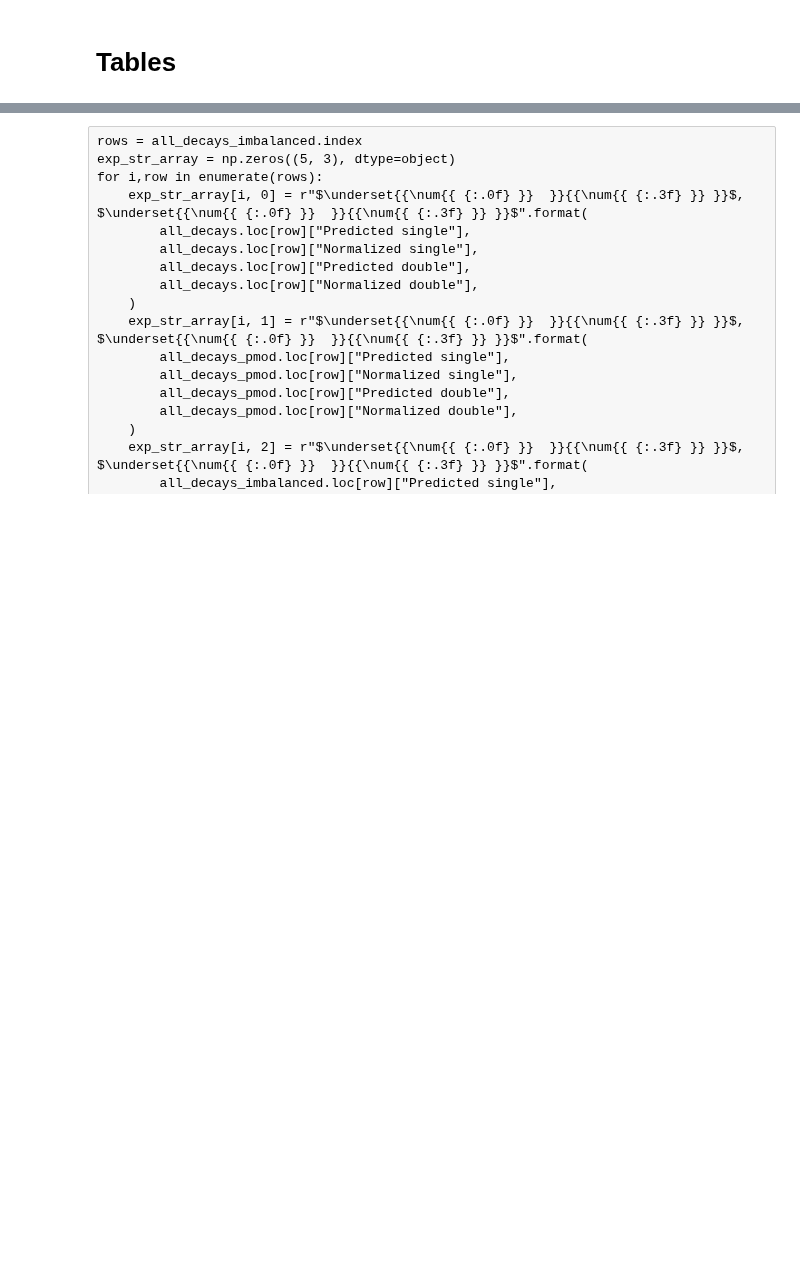
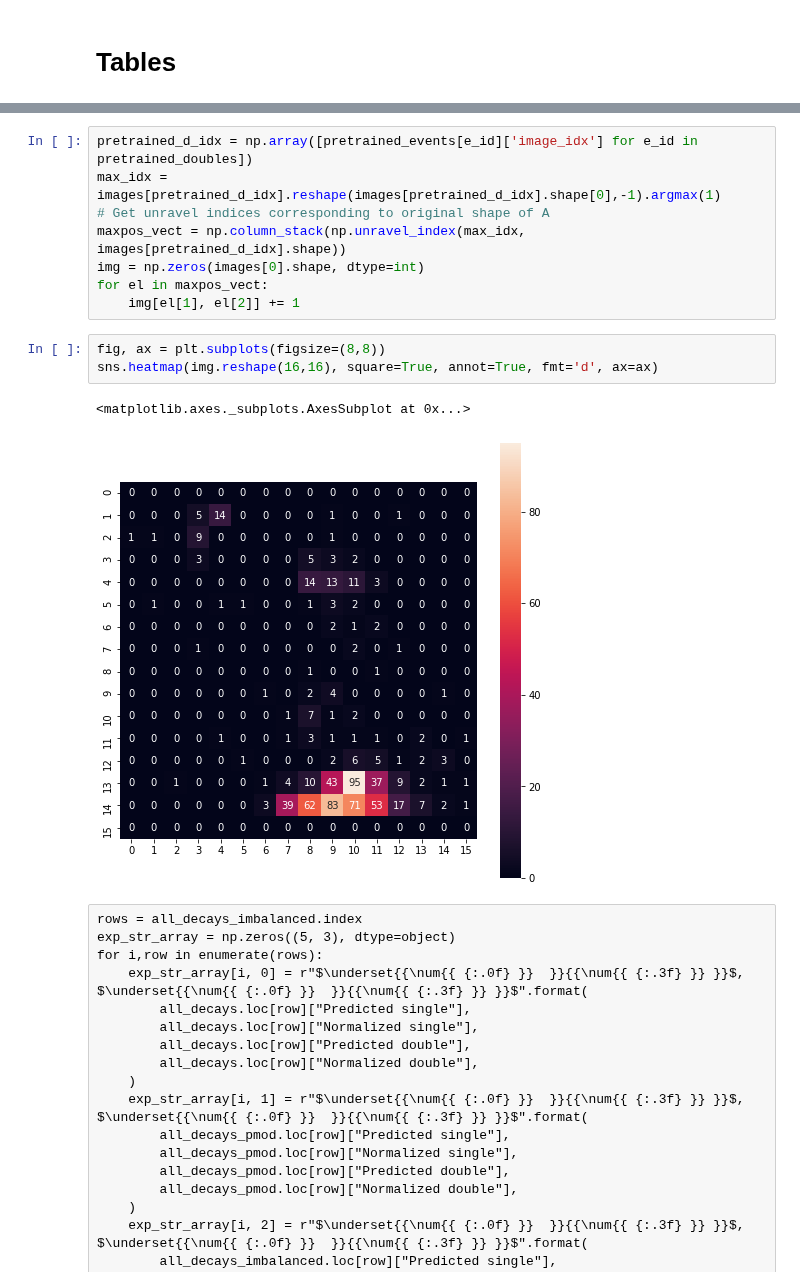
Before and after one commit to geirtul/master_analysis, a Jupyter notebook: notebooks/results/classification_experimental.ipynb, the cells around one changed output, grey strips where cells are left out. Drawn from its saved outputs; the diff is of its cells as text; blank space fills up the shorter version.

```diff
--- a/notebooks/results/classification_experimental.ipynb
+++ b/notebooks/results/classification_experimental.ipynb
@@ -515,3 +618,17 @@ with open(fname, "w") as fp:
+# %%
+pretrained_d_idx = np.array([pretrained_events[e_id]['image_idx'] for e_id in pretrained_doubles])
+max_idx = images[pretrained_d_idx].reshape(images[pretrained_d_idx].shape[0],-1).argmax(1)
+# Get unravel indices corresponding to original shape of A
+maxpos_vect = np.column_stack(np.unravel_index(max_idx, images[pretrained_d_idx].shape))
+img = np.zeros(images[0].shape, dtype=int)
+for el in maxpos_vect:
+    img[el[1], el[2]] += 1
+# %%
+fig, ax = plt.subplots(figsize=(8,8))
+sns.heatmap(img.reshape(16,16), square=True, annot=True, fmt='d', ax=ax)
+# %% [output]
+<matplotlib.axes._subplots.AxesSubplot at 0x...>
+[figure, added]
 # %% [raw]
 rows = all_decays_imbalanced.index
 exp_str_array = np.zeros((5, 3), dtype=object)
```
Also changed, not shown: parts of 12 cells of this notebook, 1 other file.
